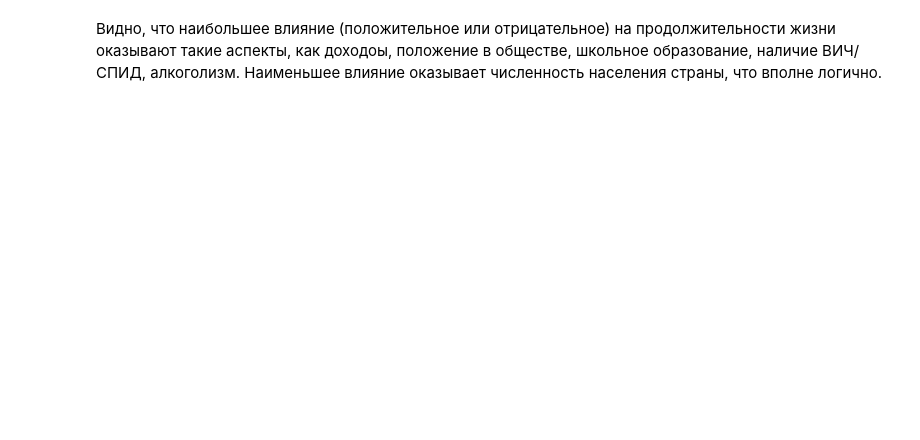
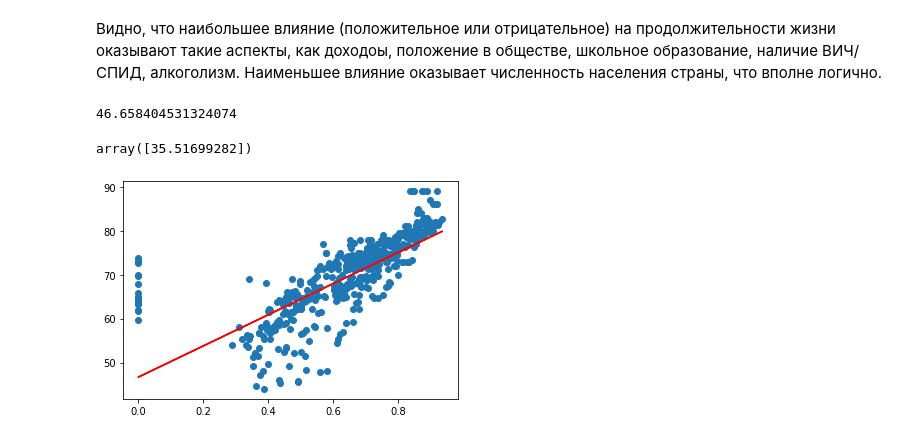
Before and after one commit to Adelaaas/Data_science_basic_22-23_1, a Jupyter notebook: Весенний семестр/home_work_1_lin_reg/Мартюшев Владислав Алексеевич 16.01.23.ipynb, the cells around one changed output. Cells and saved outputs as stored; diff of their text form; code cells hidden in the pictures; blank space fills up the shorter version.

```diff
--- a/Весенний семестр/home_work_1_lin_reg/Мартюшев Владислав Алексеевич 16.01.23.ipynb
+++ b/Весенний семестр/home_work_1_lin_reg/Мартюшев Владислав Алексеевич 16.01.23.ipynb
@@ -165,2 +173,5 @@ mas
 # %% [markdown]
 Видно, что наибольшее влияние (положительное или отрицательное) на продолжительности жизни оказывают такие аспекты, как доходоы, положение в обществе, школьное образование, наличие ВИЧ/СПИД, алкоголизм. Наименьшее влияние оказывает численность населения страны, что вполне логично.
+# %%
+dfa = df.drop(columns = ['Population','Measles ','GDP','percentage expenditure','Country','Hepatitis B',' thinness  1-19 years','Diphtheria '])
+dfa
@@ -166,0 +198,24 @@ mas
+# %%
+y = dfa['Life expectancy ']
+x = dfa[['Income composition of resources']]
+X_train, X_test, y_train, y_test = train_test_split(x, y, test_size=0.3)
+model = LinearRegression()
+model.fit(X_train, y_train)
+w0 = model.intercept_
+w1 = model.coef_
+# %%
+w0
+# %% [output]
+46.658404531324074
+# %%
+w1
+# %% [output]
+array([35.51699282])
+# %%
+import matplotlib.pyplot as plt
+y_pred = model.predict(X_test)
+plt.scatter(X_test['Income composition of resources'], y_test)
+plt.plot(X_test['Income composition of resources'], y_pred, color='red')
+plt.show()
+# %% [output]
+[figure, added]
```
Also changed, not shown: parts of 14 cells of this notebook.
